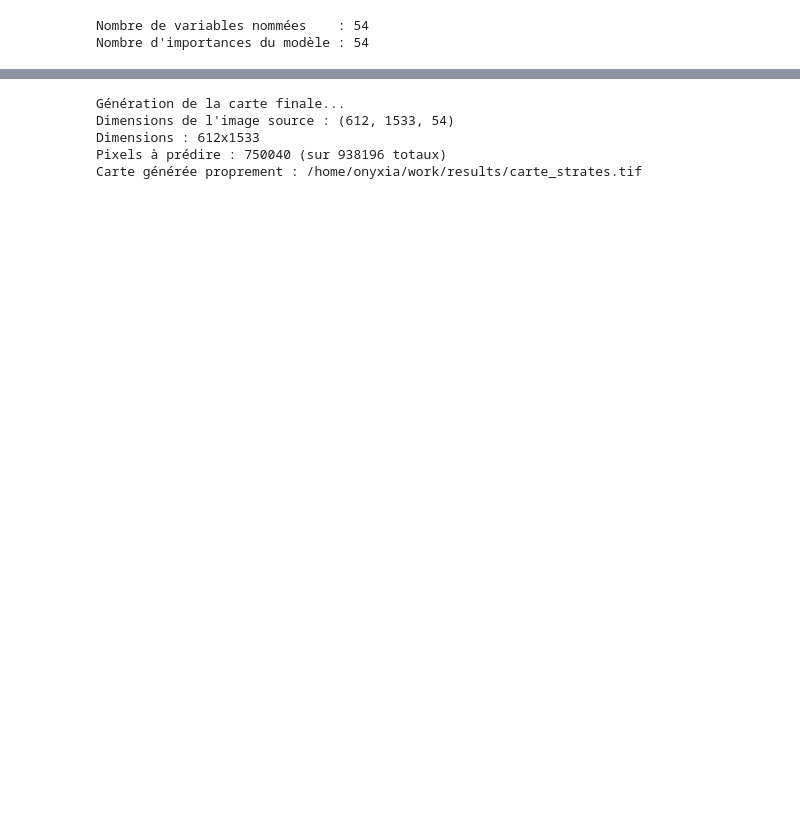
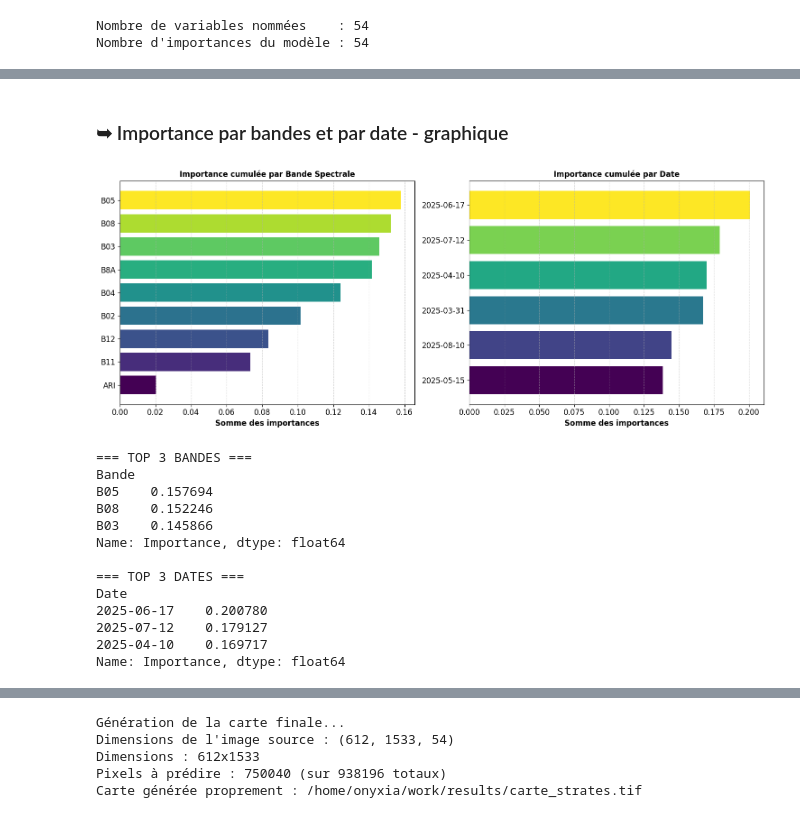
Before and after one commit to maximebrs/projet_telea_IBRES, a Jupyter notebook: projet_telea_IBRES_Maxime.ipynb, the cells around one changed output, grey strips where cells are left out. Cells and saved outputs as stored; diff of their text form; code cells hidden in the pictures; blank space fills up the shorter version.

```diff
--- a/projet_telea_IBRES_Maxime.ipynb
+++ b/projet_telea_IBRES_Maxime.ipynb
@@ -495,0 +596,19 @@ mf.plot_top_features(df_importance, top_n=10)
+# %% [markdown]
+### ➥ Importance par bandes et par date - graphique
+# %%
+mf.plot_aggregated_importance(df_importance)
+# %% [output]
+[figure, added]
+=== TOP 3 BANDES ===
+Bande
+B05    0.157694
+B08    0.152246
+B03    0.145866
+Name: Importance, dtype: float64
+
+=== TOP 3 DATES ===
+Date
+2025-06-17    0.200780
+2025-07-12    0.179127
+2025-04-10    0.169717
+Name: Importance, dtype: float64
```
Also changed, not shown: parts of 124 cells of this notebook, 1 other file.
